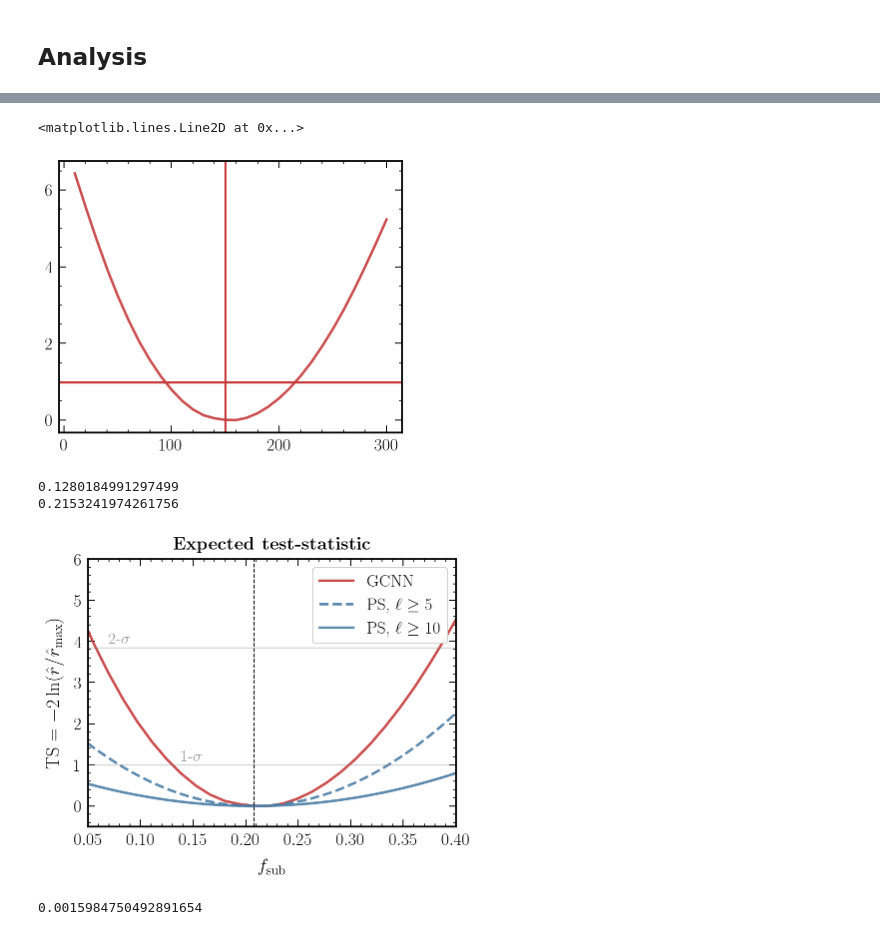
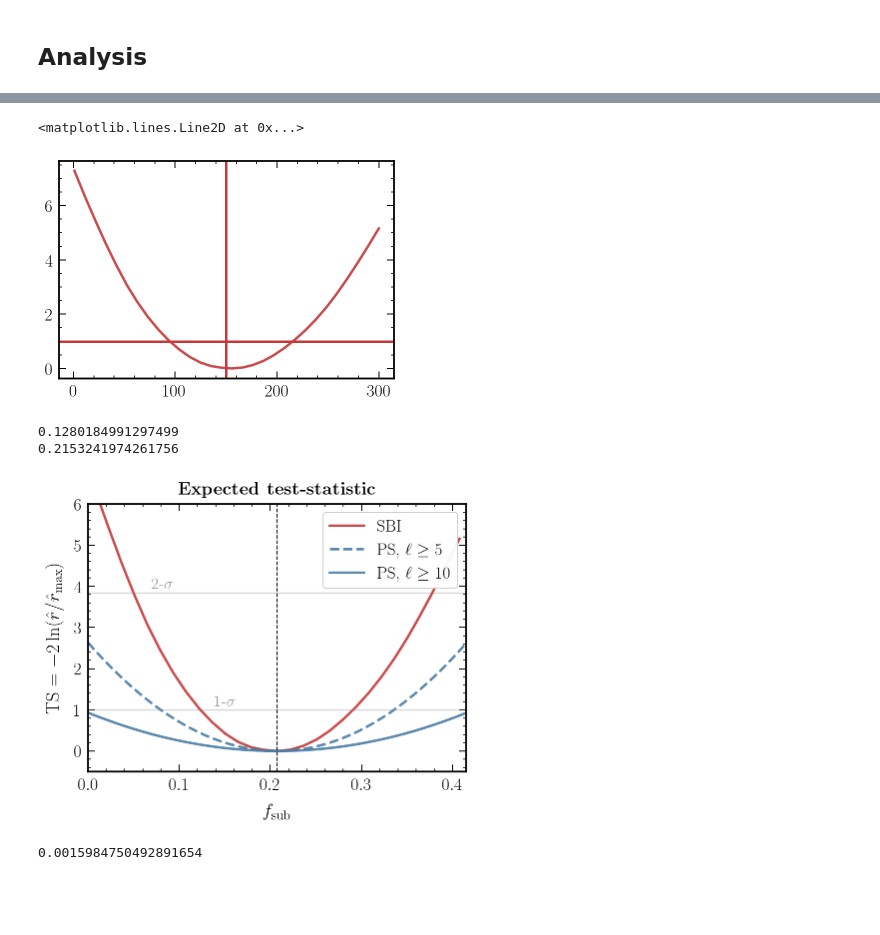
Before and after one commit to smsharma/neural-global-astrometry, a Jupyter notebook: notebooks/01_cdm.ipynb, the cells around one changed output, grey strips where cells are left out. Saved outputs shown, nothing was run; the diff lists cells and outputs as text; code cells hidden in the pictures; blank space fills up the shorter version.

```diff
--- a/notebooks/01_cdm.ipynb
+++ b/notebooks/01_cdm.ipynb
@@ -225,7 +229,7 @@ sim = QuasarSim(max_sep=max_sep,
 # %%
 list(density_estimator.children())[0].add_noise.sigma = 0.
 # %%
-n_trials = 30
+n_trials = 50
 n_test = 30
 
 out = np.zeros((n_trials, n_test))
@@ -246,7 +250,7 @@ for i_trial in tqdm(range(n_trials)):
 
 #     x_test = torch.Tensor(1 * [x_test.T]).contiguous()
 
-    theta_test = torch.linspace(10., 300., n_test).unsqueeze(1)
+    theta_test = torch.linspace(1., 300., n_test).unsqueeze(1)
 
     out[i_trial, :] = [density_estimator(x_test.unsqueeze(0), theta_test
                                          [i].unsqueeze(0)).squeeze().detach().numpy() \
@@ -319,7 +302,7 @@ plt.axhline(chi2.isf(1 - .68, 1))
 plt.axvline(150)
 # %% [output]
 <matplotlib.lines.Line2D at 0x...>
-[figure, old version]
+[figure, new version]
 # %%
 from theory.units import *
 from theory.spec_calc import PowerSpectra, PowerSpectraPopulations
@@ -364,4 +324,27 @@ f_sub_fid = np.trapz(M_ary * calib * pspecpop.rho_M_SI(M_ary, alpha=-1.9), M_ary
 # %%
+# Test
+
+sigma_mu = .1
+sigma_alpha = None
+N_q = 1e8
+
+fDM_base = 1
+dfDM_base = 0.1
+
+Cl_ary_fid = pspecpop.C_l_ary*fDM_base
+
+p = pspecpop.C_l_ary*(fDM_base + dfDM_base)
+m = pspecpop.C_l_ary*(fDM_base - dfDM_base)
+
+fDM = Parameter('fDM', fDM_base ,dfDM_base ,None, True, p, m,
+                None, None, '$\\f_\mathrm{DM}$' )
+
+M_calib_ary = np.logspace(8, 10) * M_s
+calib = 150 / np.trapz(pspecpop.rho_M_SI(M_calib_ary, alpha=-1.9), M_calib_ary)
+
+M_ary = np.logspace(-6, 10) * M_s
+f_sub_fid = np.trapz(M_ary * calib * pspecpop.rho_M_SI(M_ary, alpha=-1.9), M_ary) / M_MW
+
 signal = np.linspace(1e-3, 2, 100)
 
 ls_list = ['--', '-']
@@ -373,8 +356,8 @@ llr = - 2 * out_mean
 llr -= np.min(llr)
 llr = np.clip(llr, llrmin, llrmax)
 
-offset = 0  # (f_sub_fid - (f_sub_fid / 150) * theta_test.squeeze().detach().numpy()[np.argmin(llr[1:]) + 1])
-plt.plot(offset + (f_sub_fid / 150) * theta_test.squeeze().detach().numpy(), llr, label="GCNN", color=cols_default[0])
+offset = (f_sub_fid - (f_sub_fid / 150) * theta_test.squeeze().detach().numpy()[np.argmin(llr[1:]) + 1])
+plt.plot(offset + (f_sub_fid / 150) * theta_test.squeeze().detach().numpy(), llr, label="SBI", color=cols_default[0])
 
 for i_l, l_min in enumerate([5, 10]):
 
@@ -385,39 +368,36 @@ for i_l, l_min in enumerate([5, 10]):
 
     sigma=fshr.pars_vary[0].sigma
 
     x_arr=np.linspace(0, 2)
     LL_ary = norm.logpdf(x_arr, fDM_base, sigma)
     plt.plot(f_sub_fid * x_arr, -2 * (LL_ary - np.max(LL_ary)), label=r"PS, $\ell \geq {}$".format(l_min), ls=ls_list[i_l], color=cols_default[1])
 
     print(fshr.pars_vary[0].sigma * f_sub_fid)
 
-
 plt.axhline(chi2.isf(1 - .95, 1), color='grey', alpha=0.4, lw=1)
 plt.text(f_sub_fid / 3, chi2.isf(1 - .95, 1) + 0.1, r"2-$\sigma$",  color='grey', alpha=0.8, fontsize=16)
 
 plt.axhline(chi2.isf(1 - .68, 1), color='grey', alpha=0.4, lw=1)
 plt.text(f_sub_fid / (3 / 2), chi2.isf(1 - .68, 1) + 0.1, r"1-$\sigma$",  color='grey', alpha=0.8, fontsize=16)
 
 plt.axvline(f_sub_fid, color='k', lw=1, ls='--')
 
 plt.ylim(-0.5, 6)
-plt.xlim(0.05, 0.4)
-
-
+plt.xlim(0.0, 0.415)
 
 plt.legend(loc='upper right', frameon=True, framealpha=0.95)
 
 plt.xlabel(r"$f_\mathrm{sub}$")
 plt.ylabel(r"$\mathrm{TS}  = -2 \ln  (\hat r / \hat r_\mathrm{max}) $")
 
 plt.title(r"\bf{Expected test-statistic}", y=1.008)
 
 plt.tight_layout()
-plt.savefig("../paper/ml4ps/figures/TS.pdf")
+# plt.savefig("../paper/ml4ps/figures/TS.pdf")
 # %% [output]
 0.1280184991297499
 0.2153241974261756
-[figure, old version]
+[figure, new version]
 # %%
 import healpy as hp
 Sigma_q = 1e8 / (4 * np.pi)
```
Also changed, not shown: parts of 24 cells of this notebook, 29 other files.
